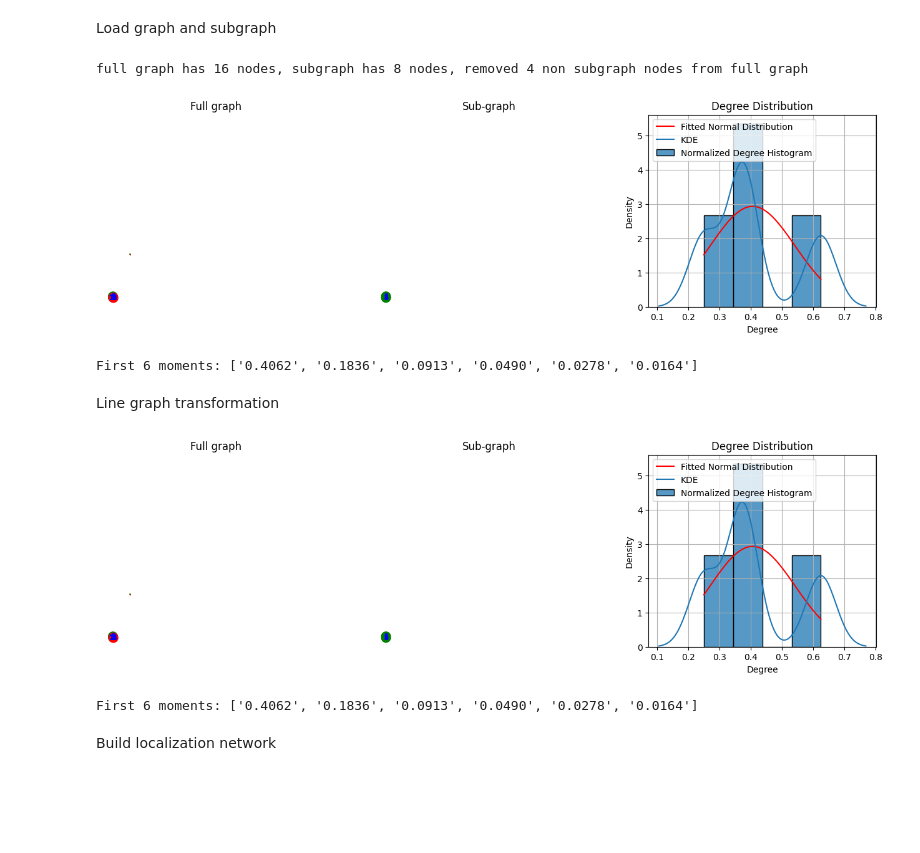
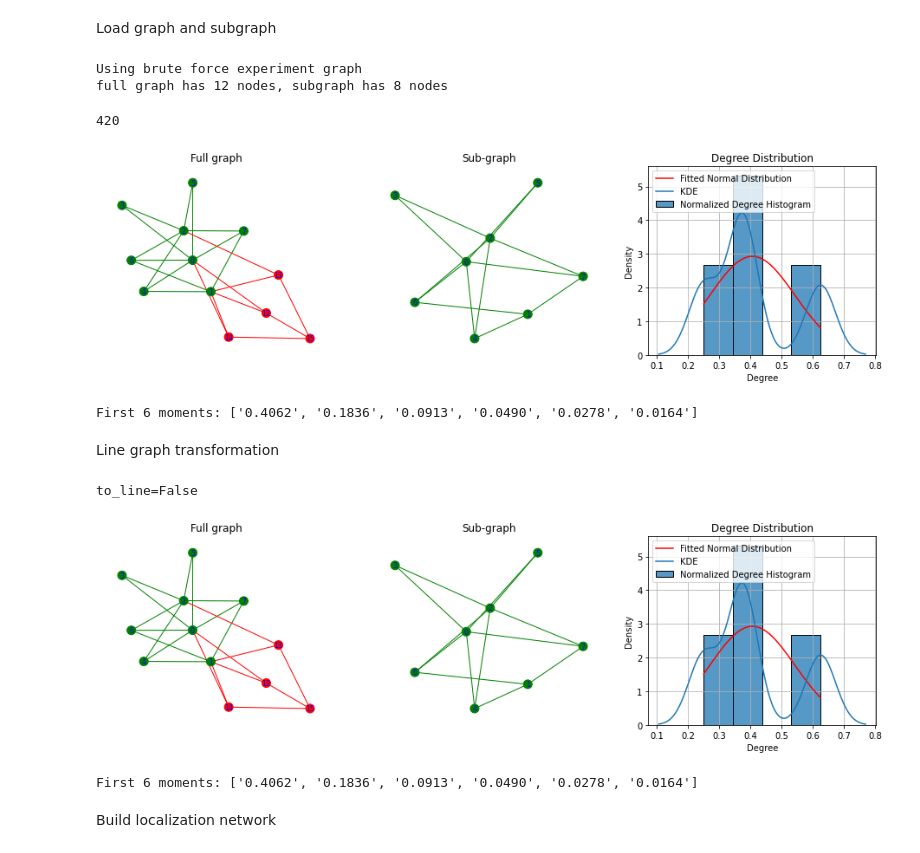
Before and after one commit to vistalab-technion/GraphMatching, a Jupyter notebook: subgraph_matching_via_nn/subgraph_localization_poc_dani.ipynb, the cells around one changed output. Drawn from its saved outputs; the diff is of its cells as text; code cells hidden in the pictures; blank space fills up the shorter version.

Commit message:
Updated notebook to handle different reference subgraphs

```diff
--- a/subgraph_matching_via_nn/subgraph_localization_poc_dani.ipynb
+++ b/subgraph_matching_via_nn/subgraph_localization_poc_dani.ipynb
@@ -115,19 +114,20 @@ m_random = 7  # Number of nodes in the subgraph (for random graph)
 seed = 10  # for plotting
 plot_services = PlotServices(seed)
 
-loader_params = {'graph_size': n_random,
-                 'subgraph_size': m_random,
-                 'data_path' : DATA_PATH,
-                 'g_full_path': COMP1_FULL_path,
-                 'g_sub_path': COMP1_SUB0_path}
+use_non_trained_embeddings = False #True #TODO
 
-sub_graph = \
-    load_graph(type='subcircuit',
-               loader_params=loader_params) # type = 'random', 'example', 'subcircuit'
-original_G = sub_graph.G
-G = original_G
+if use_non_trained_embeddings:
+    loader_params = {'graph_size': n_random,
+                     'subgraph_size': m_random,
+                     'data_path' : DATA_PATH,
+                     'g_full_path': COMP1_FULL_path,
+                     'g_sub_path': COMP1_SUB0_path}
 
-G_sub = sub_graph.G_sub
+    sub_graph = \
+        load_graph(type='subcircuit',
+                   loader_params=loader_params) # type = 'random', 'example', 'subcircuit'
+
+    original_sub_graph = sub_graph
 # %%
 brute_force_model_folder_name = "./mp/1711760507.537938" # brute force trained also on 10 negative examples
 #TODO
@@ -140,8 +140,6 @@ with open(dump_path, 'rb') as file:
 brute_force_k_subgraph_annotated_graphs, brute_force_k_subgraphs, G, G_sub = brute_force_graph_objects
 
 # remove(d) some nodes from full graph to minimize search space
-k = len(G_sub)
-n = len(sub_graph.G)
 # candidate_nodes_to_remove_from_full_graph = list(set(sub_graph.G.nodes).difference(G_sub.nodes))
 # G = sub_graph.G.copy()
 # n_nodes_to_remove_from_full_graph = len(candidate_nodes_to_remove_from_full_graph) // 2
@@ -152,28 +150,50 @@ n = len(sub_graph.G)
 node_indicator = get_node_indicator(G=G, G_sub=G_sub)
 edge_indicator, subgraph_adj_matrix = get_edge_indicator(G=G, G_sub=G_sub)
 sub_graph = SubGraph(G, G_sub, edge_indicator=edge_indicator, node_indicator=node_indicator)
-print(f"full graph has {n} nodes, subgraph has {k} nodes, removed {n - len(G)} non subgraph nodes from full graph")
-# %% [output]
-full graph has 16 nodes, subgraph has 8 nodes, removed 4 non subgraph nodes from full graph
+# %%
+if use_non_trained_embeddings:
+    print("Using loaded graph, not brute force experiment graph")
+    sub_graph = original_sub_graph
+else:
+    print("Using brute force experiment graph")
+
+G = sub_graph.G
+G_sub = sub_graph.G_sub
+
+k = len(G_sub)
+n = len(sub_graph.G)
+print(f"full graph has {n} nodes, subgraph has {k} nodes")
+# %% [output]
+Using brute force experiment graph
+full graph has 12 nodes, subgraph has 8 nodes
+# %%
+len(brute_force_k_subgraphs)
+# %% [output]
+420
 # %%
 plot_services.plot_graph_alongside_subgraph_with_degree_distribution(sub_graph, n_moments = 6)
 # %% [output]
-[figure, old version]
+[figure, new version]
 First 6 moments: ['0.4062', '0.1836', '0.0913', '0.0490', '0.0278', '0.0164']
 # %% [markdown]
 Line graph transformation
 # %%
-to_line = False #TODO: True
+if use_non_trained_embeddings:
+    to_line = False #TODO: True
+else:
+    to_line = sub_graph.is_line_graph #to_line already determined by brute force experiment, in order for the trained subgraphs (line graph) format to match the localized graph (line graph) format
+print(f"to_line={to_line}")
 
 graph_processor = GraphProcessor(params={'to_line':  to_line})#, 'to_undirected': 'symmetrize'})
 processed_sub_graph = graph_processor.pre_process(sub_graph)
 
 processed_G = processed_sub_graph.G
 
 plot_services.plot_graph_alongside_subgraph_with_degree_distribution(processed_sub_graph, n_moments = 6)
 # %% [output]
+to_line=False
-[figure, old version]
+[figure, new version]
-First 6 moments: ['0.4062', '0.1836', '0.0913', '0.0490', '0.0278', '0.0164']
+First 6 moments: ['0.4062', '0.1836', '0.0913', '0.0490', '0.0278', '0.0164']
 # %%
 # validate line graph transformation
 assert set([list(processed_sub_graph.G.nodes)[i] for i, val in enumerate(processed_sub_graph.node_indicator) if val == 1]) == set(processed_sub_graph.G_sub.nodes)
```
Also changed, not shown: parts of 14 cells of this notebook.
